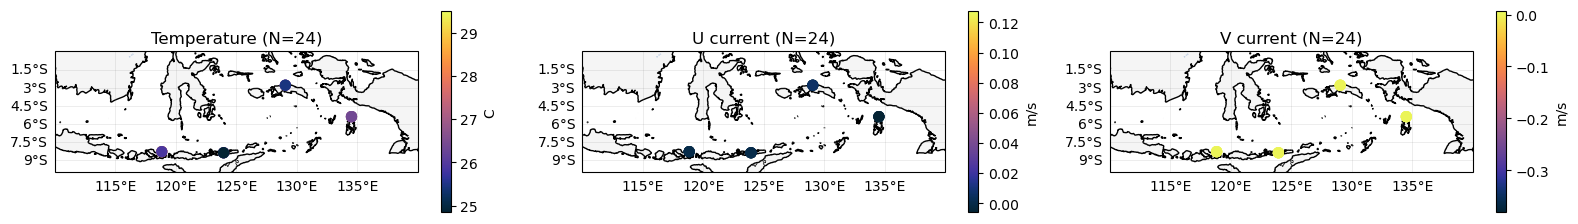
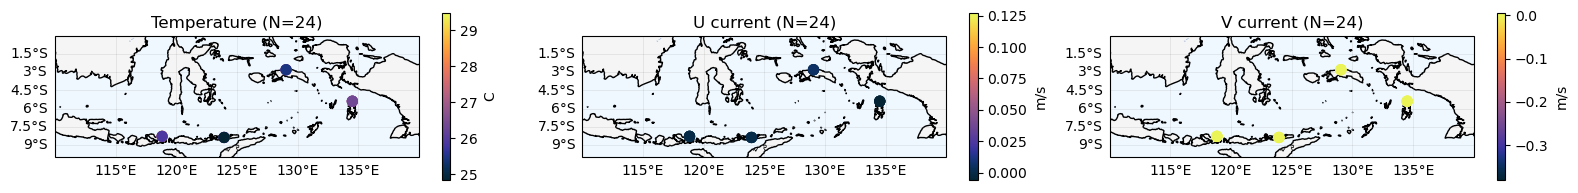
The change to this notebook cell's code, shown as a diff; its figure went from the first image to the second:
--- before
+++ after
@@ -1,4 +1,5 @@
 df = obs.df.copy()
 
+# Define obs info as a list of tuples to use for plotting
 plot_specs = [
     ("DRIFTER_TEMPERATURE"        , "Temperature", "C"  , cmocean.cm.thermal),
@@ -7,14 +8,22 @@
 ]
 
+# Define the cartopy projection: standard. un-projected Equidistant 
+# Cylindrical coordinate system (lons, lats mapped to 2D cartesian grid)
 proj = ccrs.PlateCarree()
 
+# We will plot a figure containing 3 different plots (maps)
 fig, axes = plt.subplots(
     1, 3,
     figsize=(16, 7),
+    sharey=True,
     subplot_kw={"projection": proj}
 )
 
+# Loop over figure specs:
+# ax: current axis; obs_type: T, U, V; cmap: colormap style
 for ax, (obs_type, title, label, cmap) in zip(axes, plot_specs):
 
+    # subset dataframe by observation type
+    # i.e., only get data for each obs type
     this_ob = df[df["type"] == obs_type]
 
@@ -35,5 +44,5 @@
     )
 
-    plt.colorbar(sc, ax=ax, label=label, shrink=0.3)
+    plt.colorbar(sc, ax=ax, label=label, shrink=0.25)
 
     ax.set_extent([110, 140, -10, 0], crs=proj)

Commit: comments for the notebook